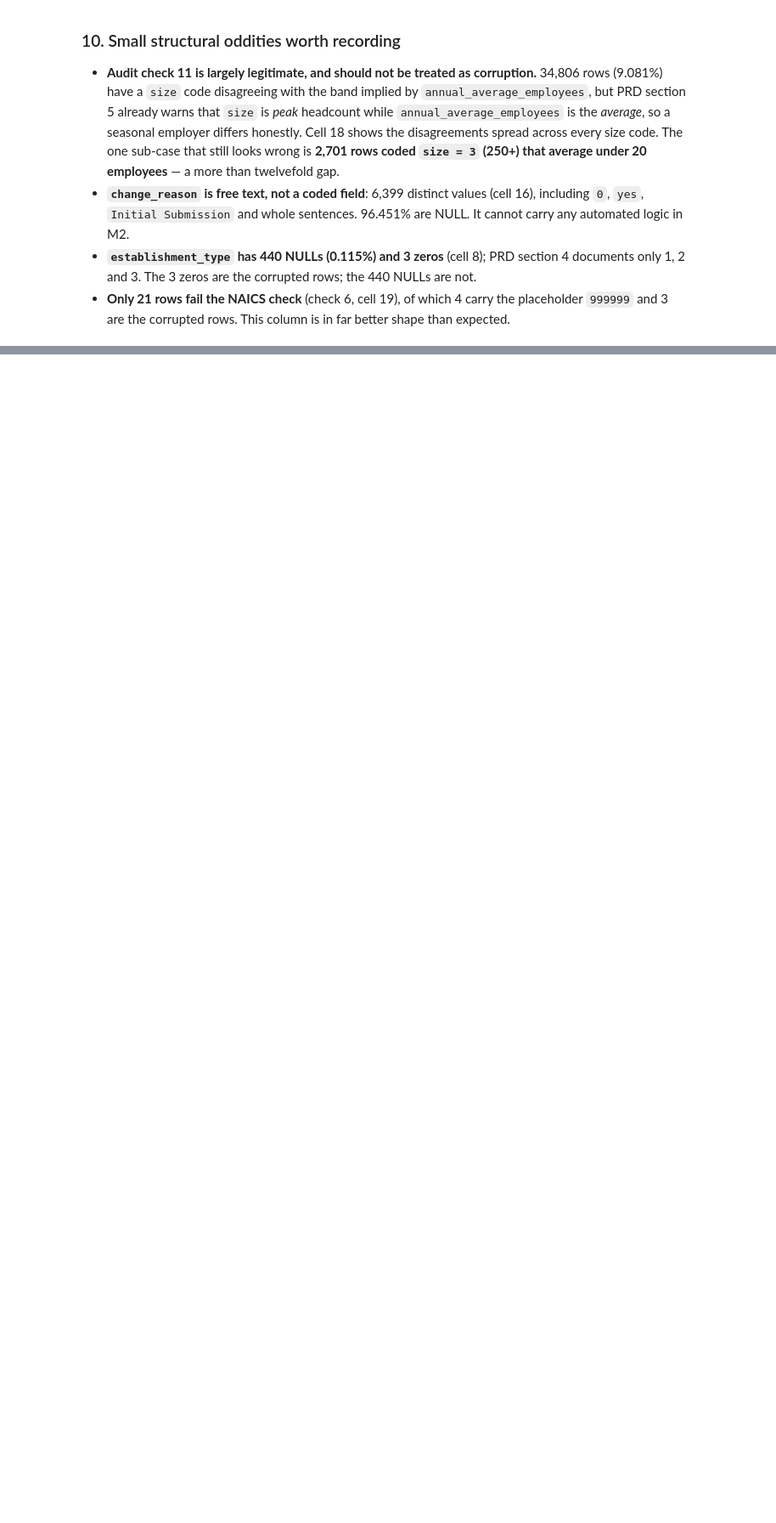
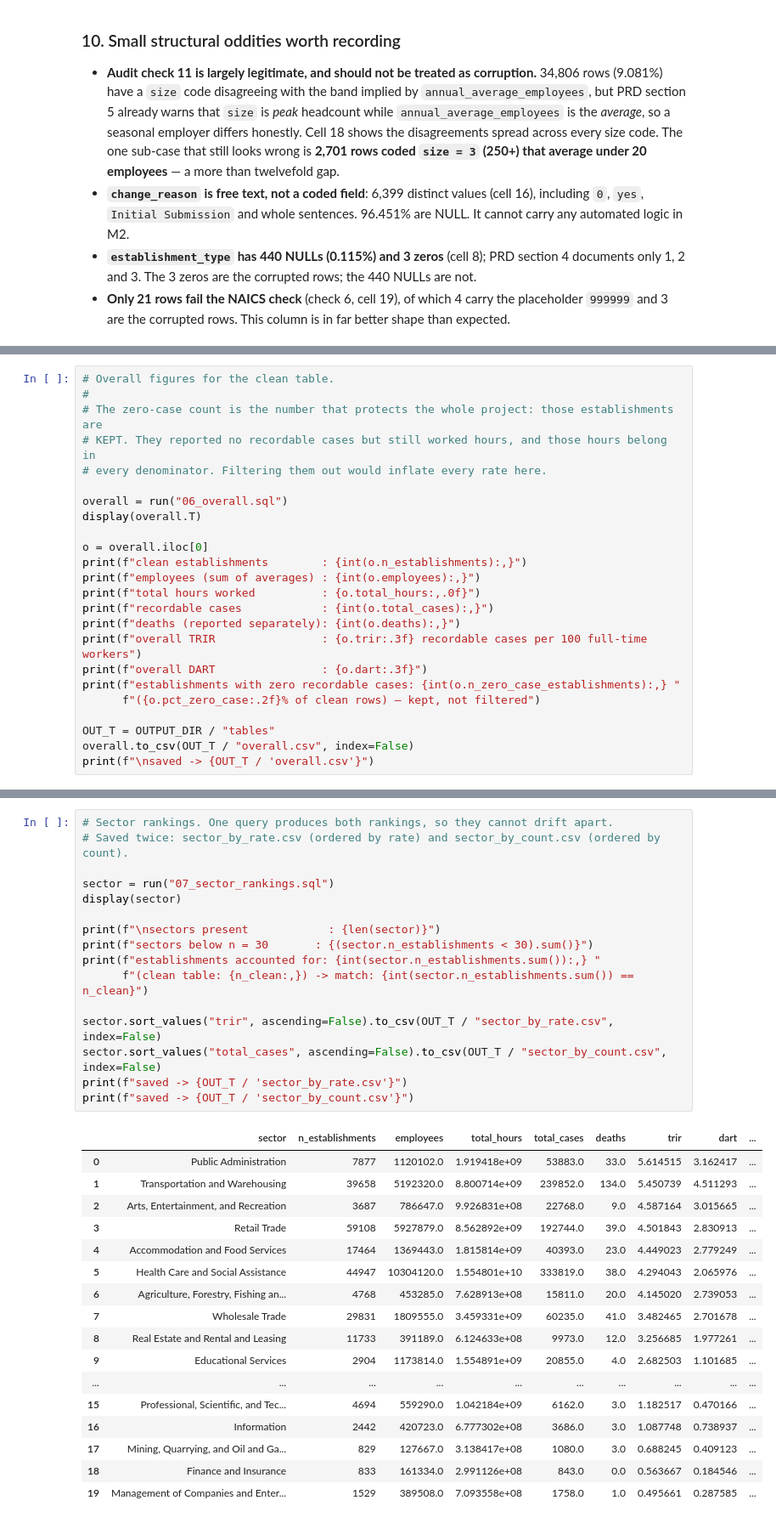
Before and after one commit to ashvijain0506/Leading_Indicator, a Jupyter notebook: notebooks/analysis.ipynb, the cells around one changed output, grey strips where cells are left out. Shown at 85% size. Cells and saved outputs as stored; diff of their text form; blank space fills up the shorter version.

Commit message:
m2: exclusion pipeline, clean table with TRIR, and sector/size/state aggregations

```diff
--- a/notebooks/analysis.ipynb
+++ b/notebooks/analysis.ipynb
@@ -972,0 +1237,24 @@ in a footnote.
+# %%
+# Overall figures for the clean table.
+#
+# The zero-case count is the number that protects the whole project: those establishments are
+# KEPT. They reported no recordable cases but still worked hours, and those hours belong in
+# every denominator. Filtering them out would inflate every rate here.
+
+overall = run("06_overall.sql")
+display(overall.T)
+
+o = overall.iloc[0]
+print(f"clean establishments        : {int(o.n_establishments):,}")
+print(f"employees (sum of averages) : {int(o.employees):,}")
+print(f"total hours worked          : {o.total_hours:,.0f}")
+print(f"recordable cases            : {int(o.total_cases):,}")
+print(f"deaths (reported separately): {int(o.deaths):,}")
+print(f"overall TRIR                : {o.trir:.3f} recordable cases per 100 full-time workers")
+print(f"overall DART                : {o.dart:.3f}")
+print(f"establishments with zero recordable cases: {int(o.n_zero_case_establishments):,} "
+      f"({o.pct_zero_case:.2f}% of clean rows) — kept, not filtered")
+
+OUT_T = OUTPUT_DIR / "tables"
+overall.to_csv(OUT_T / "overall.csv", index=False)
+print(f"\nsaved -> {OUT_T / 'overall.csv'}")
@@ -972,0 +1282,34 @@ in a footnote.
+# %%
+# Sector rankings. One query produces both rankings, so they cannot drift apart.
+# Saved twice: sector_by_rate.csv (ordered by rate) and sector_by_count.csv (ordered by count).
+
+sector = run("07_sector_rankings.sql")
+display(sector)
+
+print(f"\nsectors present            : {len(sector)}")
+print(f"sectors below n = 30       : {(sector.n_establishments < 30).sum()}")
+print(f"establishments accounted for: {int(sector.n_establishments.sum()):,} "
+      f"(clean table: {n_clean:,}) -> match: {int(sector.n_establishments.sum()) == n_clean}")
+
+sector.sort_values("trir", ascending=False).to_csv(OUT_T / "sector_by_rate.csv", index=False)
+sector.sort_values("total_cases", ascending=False).to_csv(OUT_T / "sector_by_count.csv", index=False)
+print(f"saved -> {OUT_T / 'sector_by_rate.csv'}")
+print(f"saved -> {OUT_T / 'sector_by_count.csv'}")
+# %% [output]
+|  | sector | n_establishments | employees | total_hours | total_cases | deaths | trir | dart | ... |
+| 0 | Public Administration | 7877 | 1120102.0 | 1.919418e+09 | 53883.0 | 33.0 | 5.614515 | 3.162417 | ... |
+| 1 | Transportation and Warehousing | 39658 | 5192320.0 | 8.800714e+09 | 239852.0 | 134.0 | 5.450739 | 4.511293 | ... |
+| 2 | Arts, Entertainment, and Recreation | 3687 | 786647.0 | 9.926831e+08 | 22768.0 | 9.0 | 4.587164 | 3.015665 | ... |
+| 3 | Retail Trade | 59108 | 5927879.0 | 8.562892e+09 | 192744.0 | 39.0 | 4.501843 | 2.830913 | ... |
+| 4 | Accommodation and Food Services | 17464 | 1369443.0 | 1.815814e+09 | 40393.0 | 23.0 | 4.449023 | 2.779249 | ... |
+| 5 | Health Care and Social Assistance | 44947 | 10304120.0 | 1.554801e+10 | 333819.0 | 38.0 | 4.294043 | 2.065976 | ... |
+| 6 | Agriculture, Forestry, Fishing an... | 4768 | 453285.0 | 7.628913e+08 | 15811.0 | 20.0 | 4.145020 | 2.739053 | ... |
+| 7 | Wholesale Trade | 29831 | 1809555.0 | 3.459331e+09 | 60235.0 | 41.0 | 3.482465 | 2.701678 | ... |
+| 8 | Real Estate and Rental and Leasing | 11733 | 391189.0 | 6.124633e+08 | 9973.0 | 12.0 | 3.256685 | 1.977261 | ... |
+| 9 | Educational Services | 2904 | 1173814.0 | 1.554891e+09 | 20855.0 | 4.0 | 2.682503 | 1.101685 | ... |
+| ... | ... | ... | ... | ... | ... | ... | ... | ... | ... |
+| 15 | Professional, Scientific, and Tec... | 4694 | 559290.0 | 1.042184e+09 | 6162.0 | 3.0 | 1.182517 | 0.470166 | ... |
+| 16 | Information | 2442 | 420723.0 | 6.777302e+08 | 3686.0 | 3.0 | 1.087748 | 0.738937 | ... |
+| 17 | Mining, Quarrying, and Oil and Ga... | 829 | 127667.0 | 3.138417e+08 | 1080.0 | 3.0 | 0.688245 | 0.409123 | ... |
+| 18 | Finance and Insurance | 833 | 161334.0 | 2.991126e+08 | 843.0 | 0.0 | 0.563667 | 0.184546 | ... |
+| 19 | Management of Companies and Enter... | 1529 | 389508.0 | 7.093558e+08 | 1758.0 | 1.0 | 0.495661 | 0.287585 | ... |
```
Also changed, not shown: parts of 18 cells of this notebook, 16 other files.
